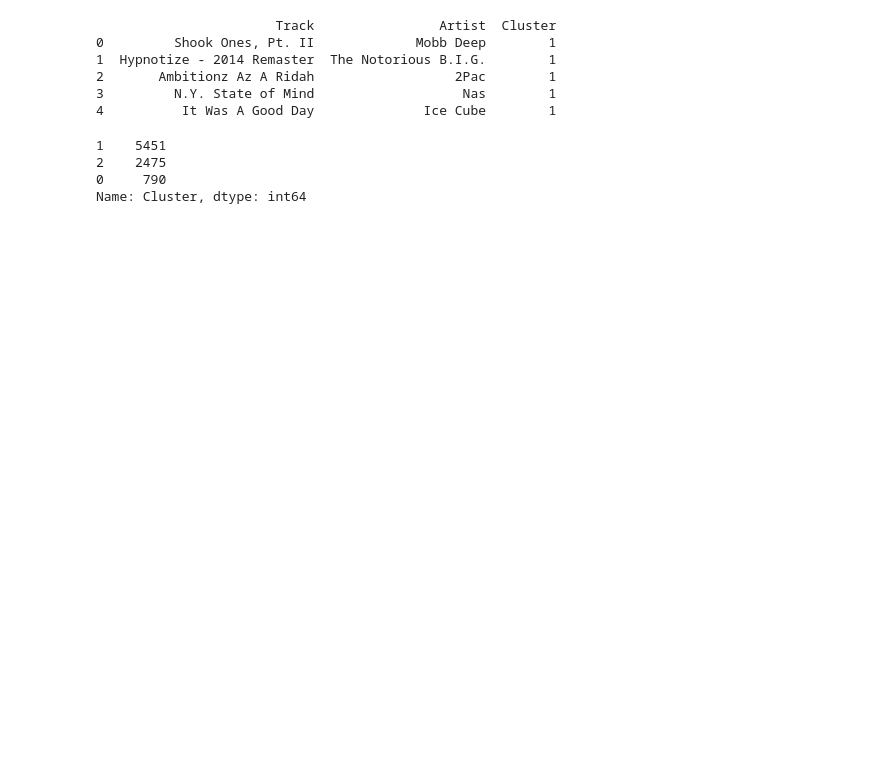
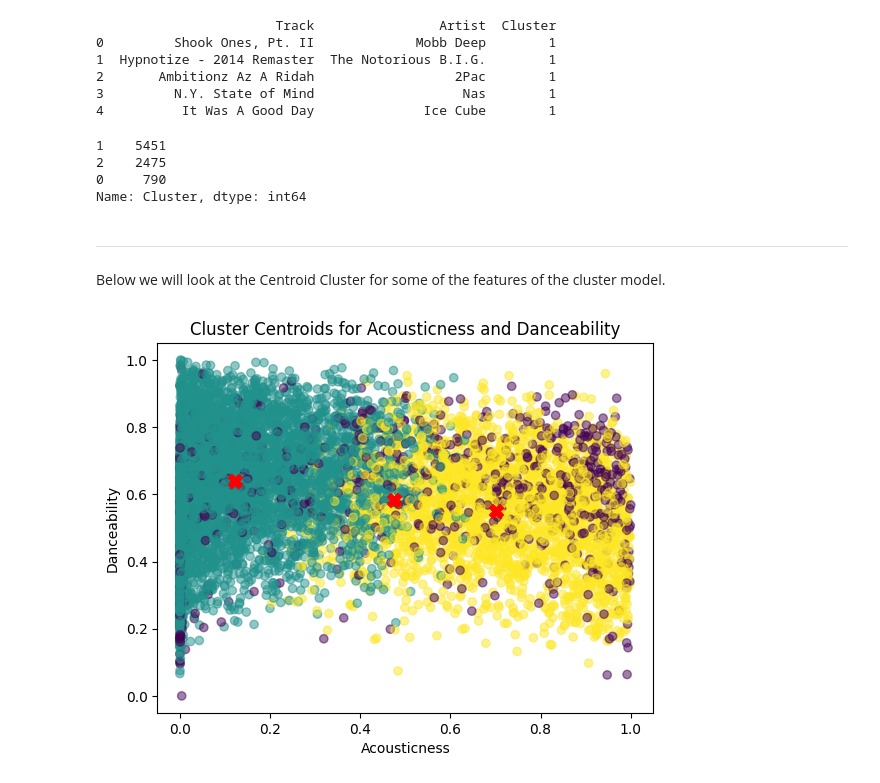
Before and after one commit to WillLopez6/spotify_recommender, a Jupyter notebook: code/Cluster_Model.ipynb, the cells around one changed output. Cells and saved outputs as stored; diff of their text form; code cells hidden in the pictures; blank space fills up the shorter version.

Commit message:
check calculation at the end of modeling notebook, decide on keeping cluster model, work on presentation

```diff
--- a/code/Cluster_Model.ipynb
+++ b/code/Cluster_Model.ipynb
@@ -12,9 +28,9 @@ songs = pd.read_csv('../data/clean_data.csv', index_col=0)
 features = ['Acousticness', 'Danceability', 'Energy', 'Instrumentalness', 'Popularity', 'Speechiness', 'Release Year']
 X = songs[features]
 # %%
-# Feature scaling
-scaler = MinMaxScaler()
-X_scaled = scaler.fit_transform(X)
+# Here we will scale the features
+sc = MinMaxScaler()
+X_sc = sc.fit_transform(X)
 # %%
 # Hyperparameter tuning
 best_score = -1
@@ -23,17 +39,17 @@ best_k = None
 for k in range(2, 11):
     # Perform K-means clustering
     kmeans = KMeans(n_clusters=k, random_state=42)
-    labels = kmeans.fit_predict(X_scaled)
+    labels = kmeans.fit_predict(X_sc)
 
     # Evaluate clustering using silhouette score
-    score = silhouette_score(X_scaled, labels)
+    score = silhouette_score(X_sc, labels)
 
     # Update best score and number of clusters
     if score > best_score:
         best_score = score
         best_k = k
 # %%
-# Re-fit K-means with the best number of clusters
+# Re-fittting the K-means with the best number of clusters
 kmeans = KMeans(n_clusters=best_k, random_state=42)
-labels = kmeans.fit_predict(X_scaled)
+labels = kmeans.fit_predict(X_sc)
 # %%
@@ -58,3 +111,24 @@ print(cluster_counts)
 2    2475
 0     790
 Name: Cluster, dtype: int64
+# %% [markdown]
+---
+Below we will look at the Centroid Cluster for some of the features of the cluster model.
+# %%
+# Get the cluster centroids
+centroids = kmeans.cluster_centers_
+# %%
+#We will select two features
+feature1 = 'Acousticness'
+feature2 = 'Danceability'
+
+# Plot the cluster centroids
+plt.scatter(X_sc[:, 0], X_sc[:, 1], c=labels, cmap='viridis', alpha=0.5)
+plt.scatter(centroids[:, 0], centroids[:, 1], c='red', marker='X', s=100)
+
+# Add axis labels and a title
+plt.xlabel(feature1)
+plt.ylabel(feature2)
+plt.title('Cluster Centroids for Acousticness and Danceability');
+# %% [output]
+[figure, added]
```
Also changed, not shown: parts of 16 cells of this notebook, 10 other files.
